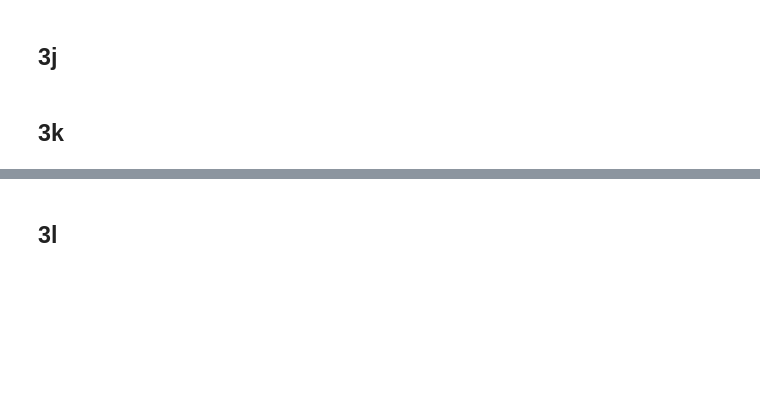
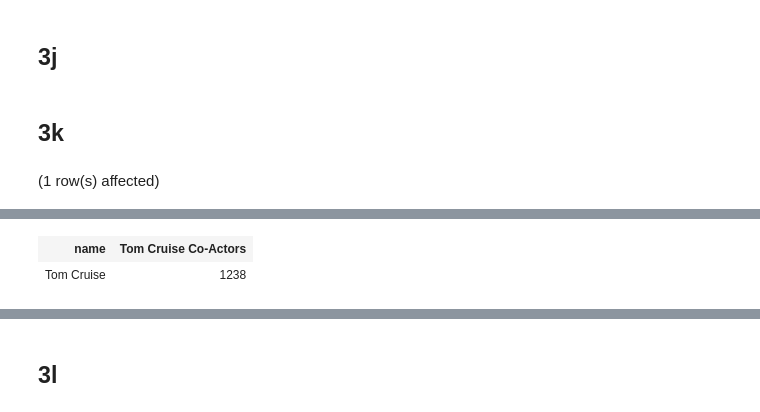
Before and after one commit to po-trottier/concordia-data-systems, a Jupyter notebook: Phase1/project_notebook.ipynb, the cells around one changed output, grey strips where cells are left out. Cells and saved outputs as stored; diff of their text form; code cells hidden in the pictures; blank space fills up the shorter version.

```diff
--- a/Phase1/project_notebook.ipynb
+++ b/Phase1/project_notebook.ipynb
@@ -322,3 +322,15 @@ WHERE NOT EXISTS (
 NOT co_actors.name = 'Annette Nicole';
 # %% [markdown]
 ## 3k
+# %%
+-- Find all co-acrtors of Tom Cruise
+SELECT A2.name, COUNT (DISTINCT A1.name) AS "Tom Cruise Co-Actors"
+FROM actors A1, actors A2, movies M
+WHERE
+    M.mid = A2.mid AND
+    A2.name = 'Tom Cruise' AND
+    M.mid = A1.mid AND NOT
+    A1.name = 'Tom Cruise'
+GROUP BY A2.name;
+# %% [output]
+(1 row(s) affected)
@@ -324,0 +338,2 @@ NOT co_actors.name = 'Annette Nicole';
+| name | Tom Cruise Co-Actors |
+| Tom Cruise | 1238 |
```
Also changed, not shown: parts of 4 cells of this notebook, 1 other file.
